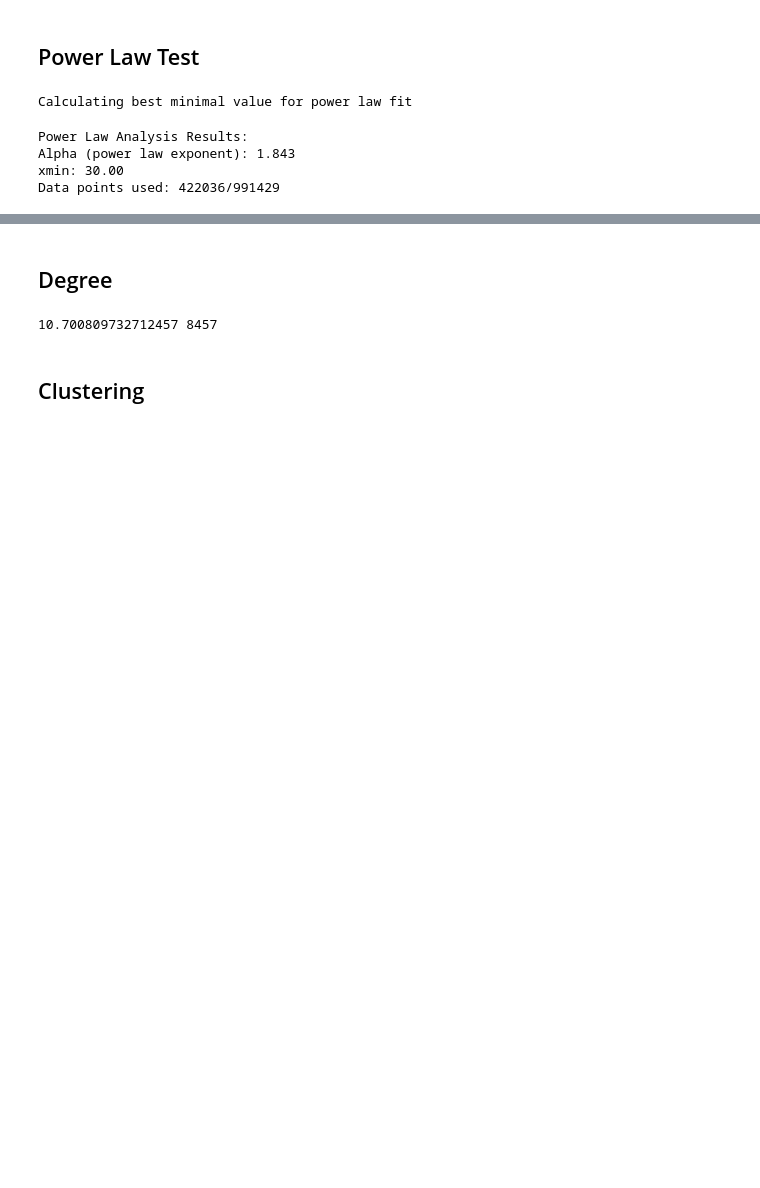
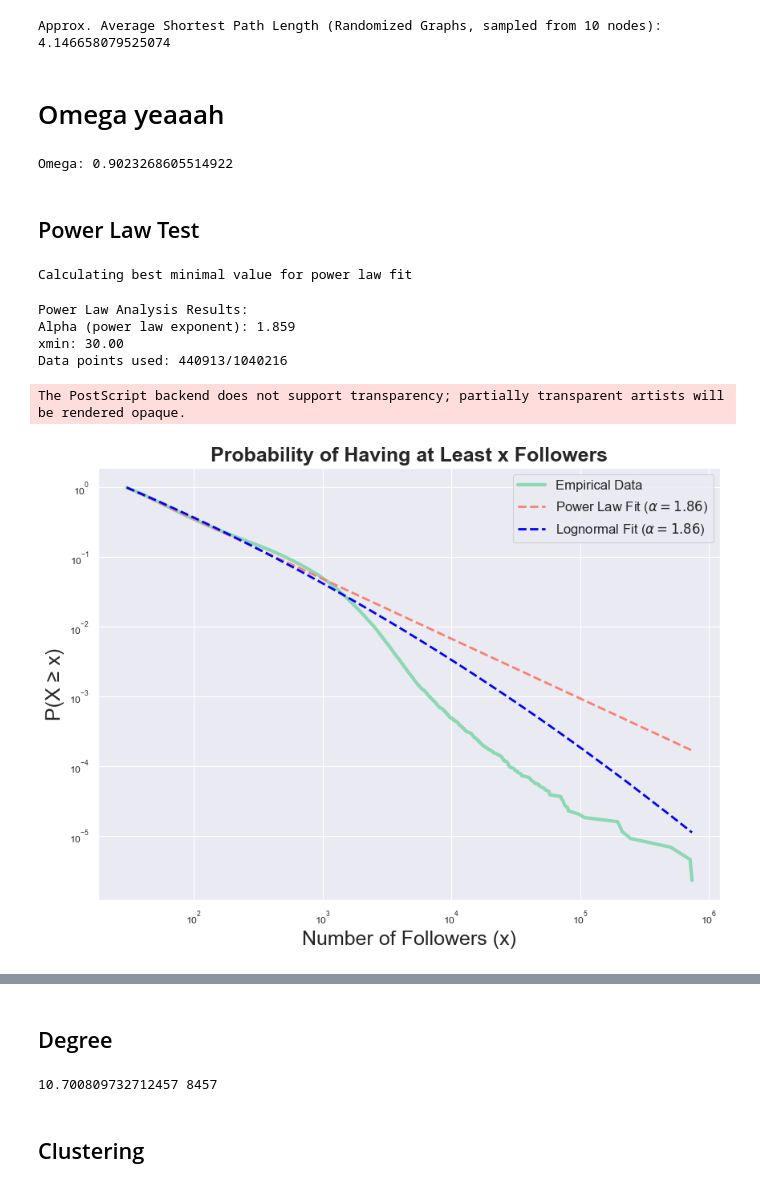
Before and after one commit to lorenzprattes/spotify-friends, a Jupyter notebook: explore_network.ipynb, the cells around one changed output, grey strips where cells are left out. Drawn from its saved outputs; the diff is of its cells as text; code cells hidden in the pictures; blank space fills up the shorter version.

```diff
--- a/explore_network.ipynb
+++ b/explore_network.ipynb
@@ -21,5 +41,0 @@ G_undirected = G.to_undirected()
-# %%
-#count lines aka number of users originally scraped
-with open("checkpoint_l0renzz.json", "r") as f:
-    num_lines = sum(1 for _ in f)
-print(num_lines)
@@ -29,4 +43,5 @@ print(num_lines)
 
 print(f"Nodes: {G.number_of_nodes()}, Edges: {G.number_of_edges()}")
 print(f"Rustworkx Nodes: {len(R.nodes())}, Edges: {len(R.edges())}")
+user_indegree_series = pd.Series({n: G_undirected.nodes[n].get("followers_count", G_undirected.degree(n)) for n in G_undirected.nodes})
 # %% [output]
@@ -35,13 +49,0 @@ Rustworkx Nodes: 1077947, Edges: 5609673
-# %%
-# data_dict = {}
-# for node in G.nodes():
-#     followers_count = G.nodes[node].get('followers_count')
-#     if followers_count is not None:
-#         data_dict[node] = followers_count
-#     else:
-#         data_dict[node] = G.in_degree(node)
-
-# user_indegree_series = pd.Series(data_dict)
-user_indegree_series = pd.Series({node: G.nodes[node].get('followers_count', G.in_degree(node)) for node in G.nodes()})
-sns.histplot(user_indegree_series, log_scale=True)
-print("nNumber of Users with 0 followers:", (user_indegree_series == 0).sum())
@@ -51,9 +127,28 @@ nNumber of Users with 0 followers: 36355
+# %%
+avg_shortest_path_lengths = []
+for _ in range(10):
+    G_rand_curveball = nk.randomization.GlobalCurveball(G_nk, number_of_global_rounds=SAMPLE_SIZE)
+    G_rand_curveball.run()
+    G_randomized = G_rand_curveball.getGraph()
+    G_largest_cc = nk.components.ConnectedComponents(G_randomized).extractLargestConnectedComponent(G_randomized, compactGraph=True)
+    avg_shortest_path_length_nk = approx_average_shortest_path_length_nk(G_largest_cc, SAMPLE_SIZE)
+    avg_shortest_path_lengths.append(avg_shortest_path_length_nk["mean"])
+avg_random_shortest_path_length = np.mean(avg_shortest_path_lengths)
+print(f"Approx. Average Shortest Path Length (Randomized Graphs, sampled from {SAMPLE_SIZE} nodes): {avg_random_shortest_path_length}")
+# %% [output]
+Approx. Average Shortest Path Length (Randomized Graphs, sampled from 10 nodes): 4.146658079525074
+# %% [markdown]
+# Omega yeaaah
+# %%
+omega = (avg_random_shortest_path_length / avg_shortest_path_length_nk["mean"]) - (avg_local_clustering / avg_random_local_clustering)
+print(f"Omega: {omega}")
+# %% [output]
+Omega: 0.9023268605514922
 # %% [markdown]
 ## Power Law Test
 # %%
-followers_data = user_indegree_series[user_indegree_series > 0].values
+followers_data = user_indegree_series[(user_indegree_series > 0)].values
 
-# Fit power law
 fit = powerlaw.Fit(followers_data, discrete=True)
 
 print("Power Law Analysis Results:")
@@ -63,6 +158,26 @@ print(f"Data points used: {len(followers_data[followers_data >= fit.power_law.xm
 # %% [output]
 Calculating best minimal value for power law fit
 Power Law Analysis Results:
-Alpha (power law exponent): 1.843
+Alpha (power law exponent): 1.859
 xmin: 30.00
-Data points used: 422036/991429
+Data points used: 440913/1040216
+# %%
+plt.figure(figsize=(10, 7))
+fit.plot_ccdf(original_data=False,
+              color=CUSTOM_COLOR,
+              linewidth=3,
+              alpha=0.8,
+              label="Empirical Data")
+
+fit.power_law.plot_ccdf(color='salmon', linestyle='--', linewidth=2, label=f'Power Law Fit ($\\alpha={fit.power_law.alpha:.2f}$)')
+fit.lognormal.plot_ccdf(color='blue', linestyle='--', linewidth=2, label=f'Lognormal Fit ($\\alpha={fit.power_law.alpha:.2f}$)')
+plt.title("Probability of Having at Least x Followers", fontsize=18, fontweight='bold')
+plt.xlabel("Number of Followers (x)", fontsize=18)
+plt.ylabel("P(X ≥ x)", fontsize=18)
+plt.legend(frameon=True, fontsize=12)
+
+plt.savefig("followers_ccdf_powerlaw.eps", format="eps", transparent=False, bbox_inches='tight')
+plt.show()
+# %% [output]
+The PostScript backend does not support transparency; partially transparent artists will be rendered opaque.
+[figure, added]
```
Also changed, not shown: parts of 33 cells of this notebook, 4 other files.
